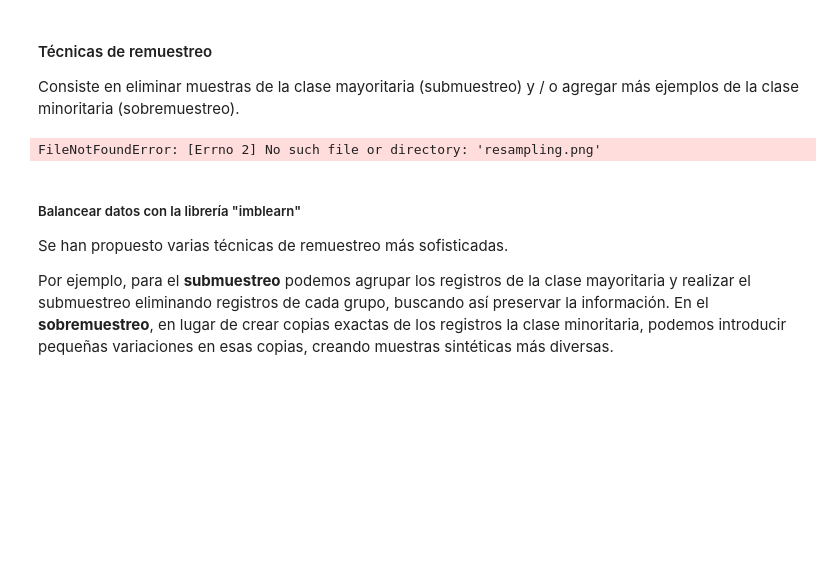
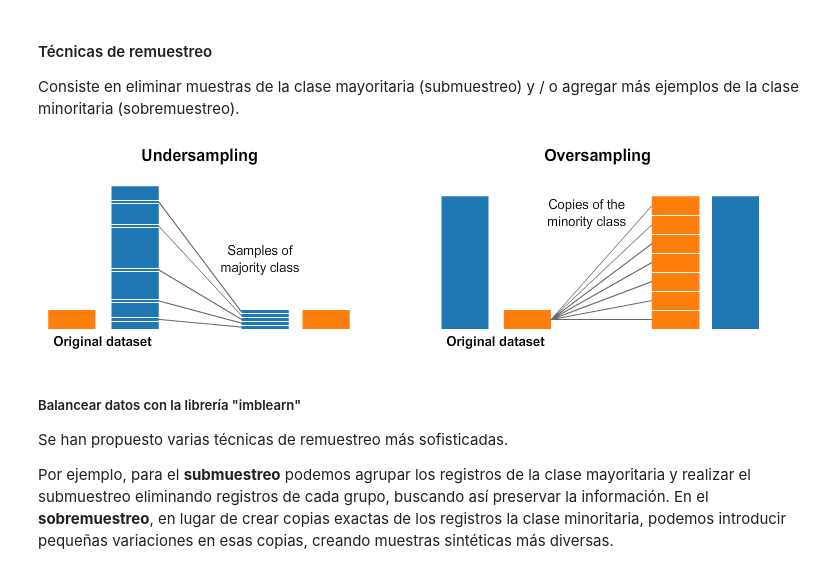
Before and after one commit to aiko-isnt-ded/lab_modeling, a Jupyter notebook: notebooks/1Procesamiento/1ExploracionDatos.ipynb, the cells around one changed output. Cells and saved outputs as stored; diff of their text form; code cells hidden in the pictures; blank space fills up the shorter version.

```diff
--- a/notebooks/1ExploracionDatos.ipynb
+++ b/notebooks/1Procesamiento/1ExploracionDatos.ipynb
@@ -703,9 +703,9 @@ Please also refer to the documentation for alternative solver options:
 Consiste en eliminar muestras de la clase mayoritaria (submuestreo) y / o agregar más ejemplos de la clase minoritaria (sobremuestreo).
 # %%
 from IPython.display import Image
-Image(filename='resampling.png')
+Image(filename='../../reports/figures/resampling.png')
 # %% [output]
-FileNotFoundError: [Errno 2] No such file or directory: 'resampling.png'
+[figure, added]
 # %%
 #conteo de clases
 class_count_0, class_count_1 = fraud['Class'].value_counts()
```
Also changed, not shown: parts of 6 cells of this notebook, 18 other files.
